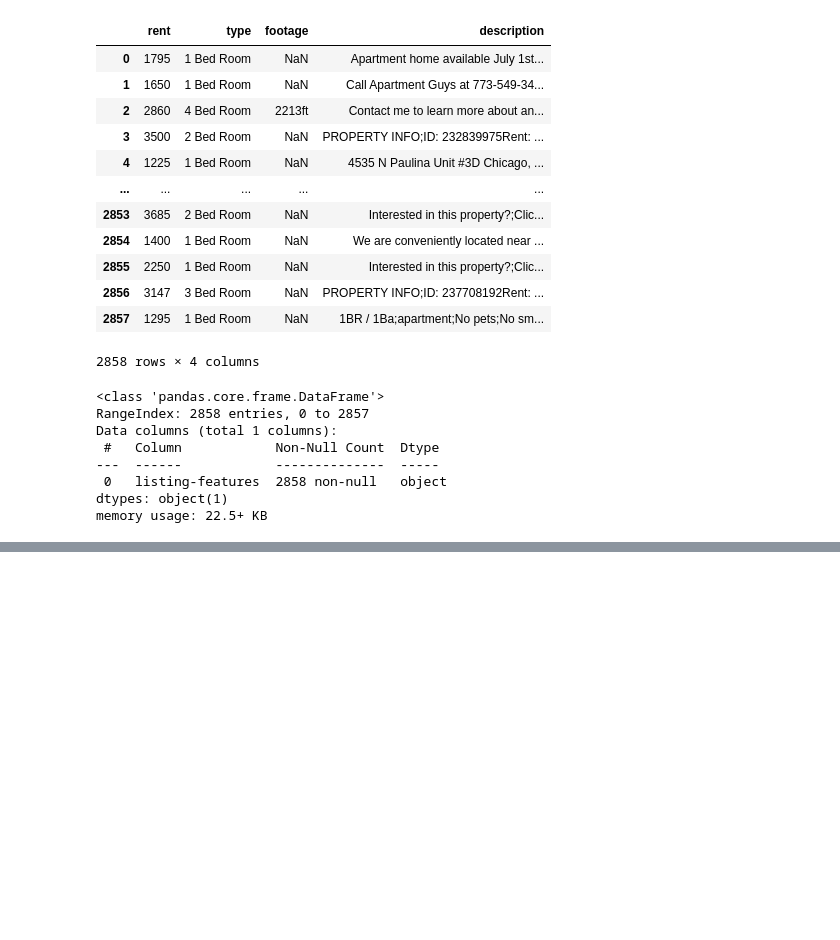
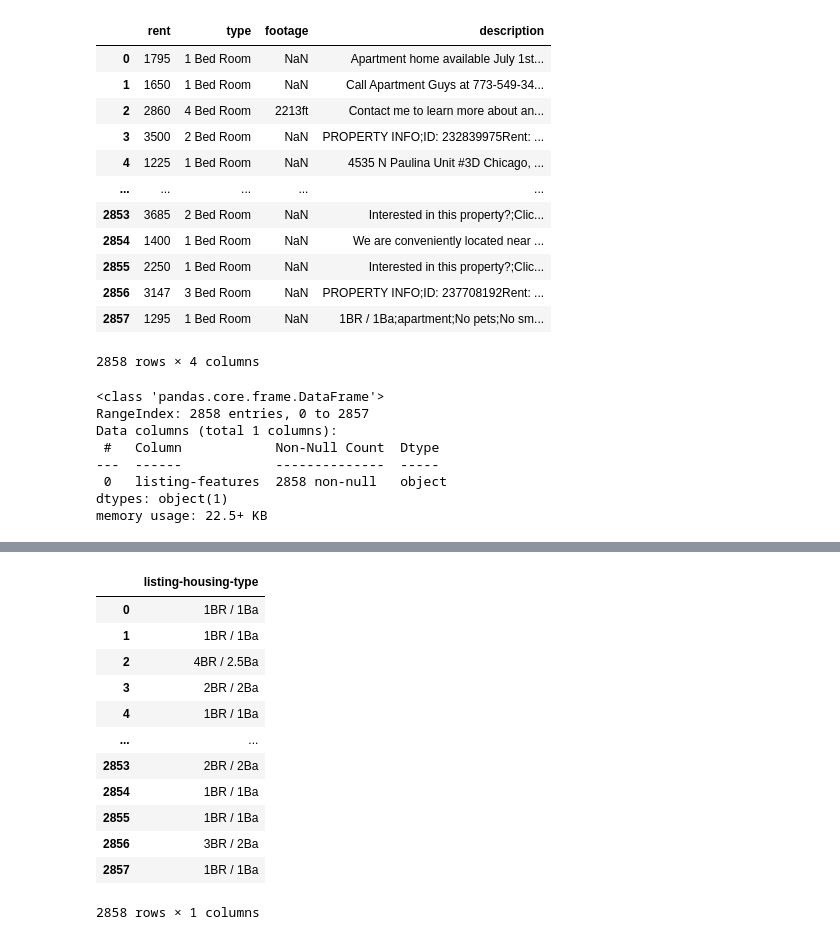
Before and after one commit to kushagrasoni/CS513_Project_Data_Cleaning_Craigslist, a Jupyter notebook: Cleaning_Task_Kush.ipynb, the cells around one changed output, grey strips where cells are left out. Saved outputs shown, nothing was run; the diff lists cells and outputs as text; code cells hidden in the pictures; blank space fills up the shorter version.

```diff
--- a/Cleaning_Task_Kush.ipynb
+++ b/Cleaning_Task_Kush.ipynb
@@ -374,0 +415,20 @@ array([  24,   73,   99,  195,  374,  474,  535,  561,  611,  644,  742,
+# %%
+# Get the listing-housing-type fields from the data and Clean it
+# Separate Number of BedRooms and Bathrooms of the listing into individual columns
+
+df_housing_type = pd.DataFrame(df_listings['listing-housing-type'])
+df_housing_type
+# %% [output]
+|  | listing-housing-type |
+| 0 | 1BR / 1Ba |
+| 1 | 1BR / 1Ba |
+| 2 | 4BR / 2.5Ba |
+| 3 | 2BR / 2Ba |
+| 4 | 1BR / 1Ba |
+| ... | ... |
+| 2853 | 2BR / 2Ba |
+| 2854 | 1BR / 1Ba |
+| 2855 | 1BR / 1Ba |
+| 2856 | 3BR / 2Ba |
+| 2857 | 1BR / 1Ba |
+2858 rows × 1 columns
```
Also changed, not shown: parts of 3 cells of this notebook.
